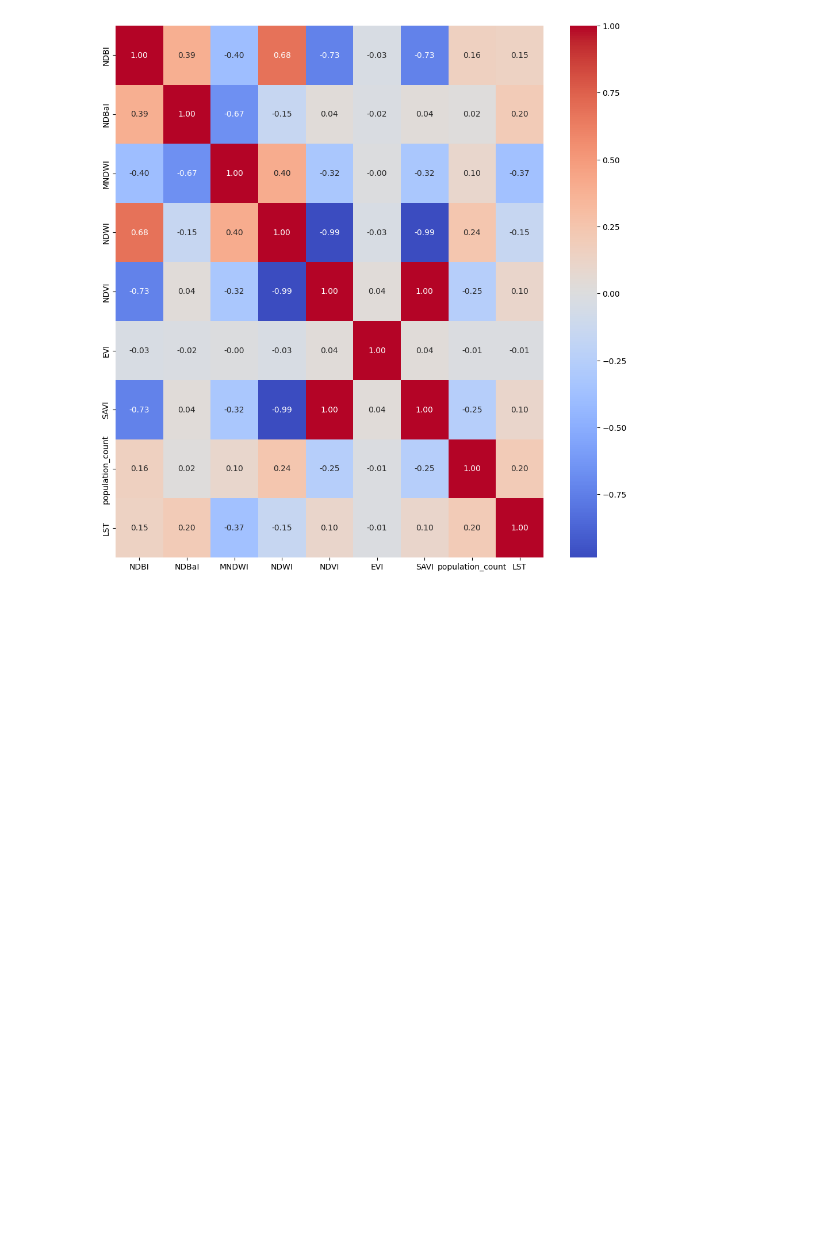
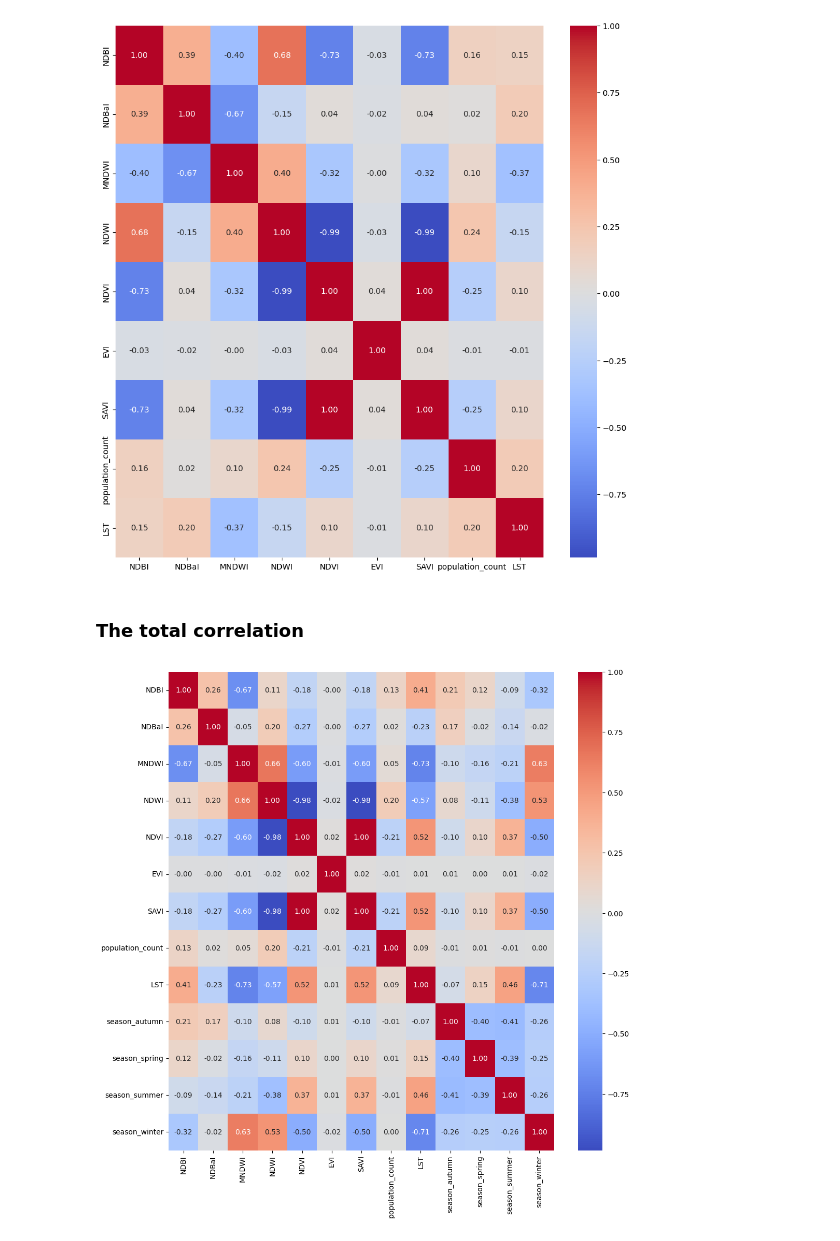
Before and after one commit to HeavyHelium/lst-prediction, a Jupyter notebook: dataset-formation.ipynb, the cells around one changed output. Drawn from its saved outputs; the diff is of its cells as text; code cells hidden in the pictures; blank space fills up the shorter version.

```diff
--- a/dataset-formation.ipynb
+++ b/dataset-formation.ipynb
@@ -279,3 +293,9 @@ autumn.drop('season_summer', axis=1, inplace=True)
 plot_correlation(autumn)
 # %% [output]
 [figure]
+# %% [markdown]
+### The total correlation
+# %%
+plot_correlation(ds_clipped)
+# %% [output]
+[figure, added]
```
Also changed, not shown: parts of 10 cells of this notebook, 30 other files.
